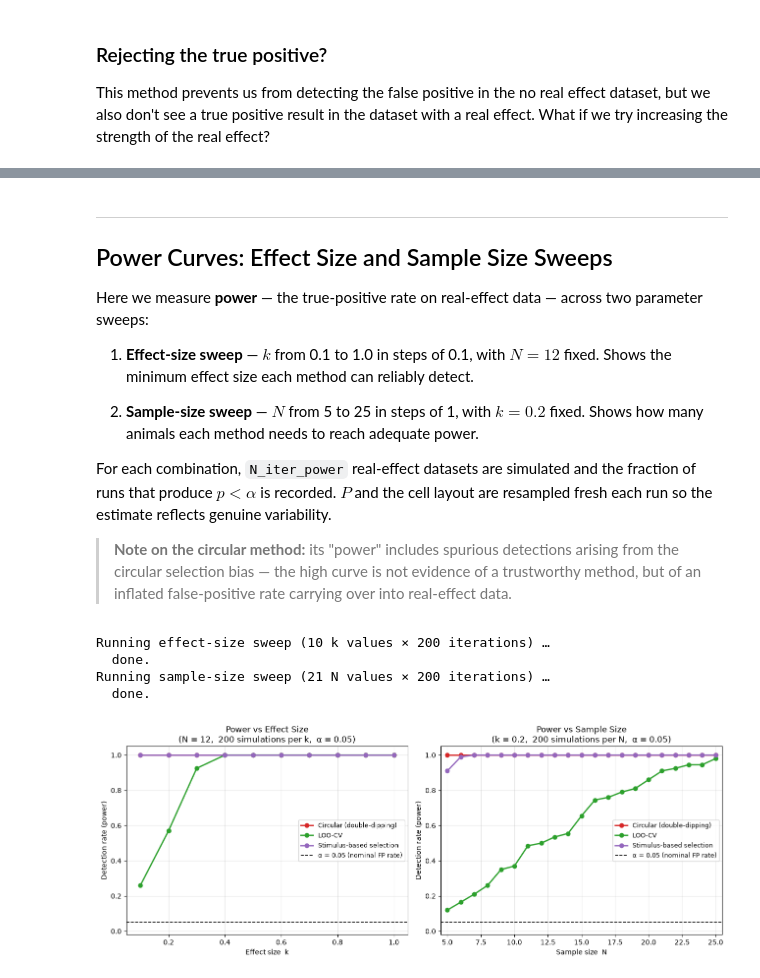
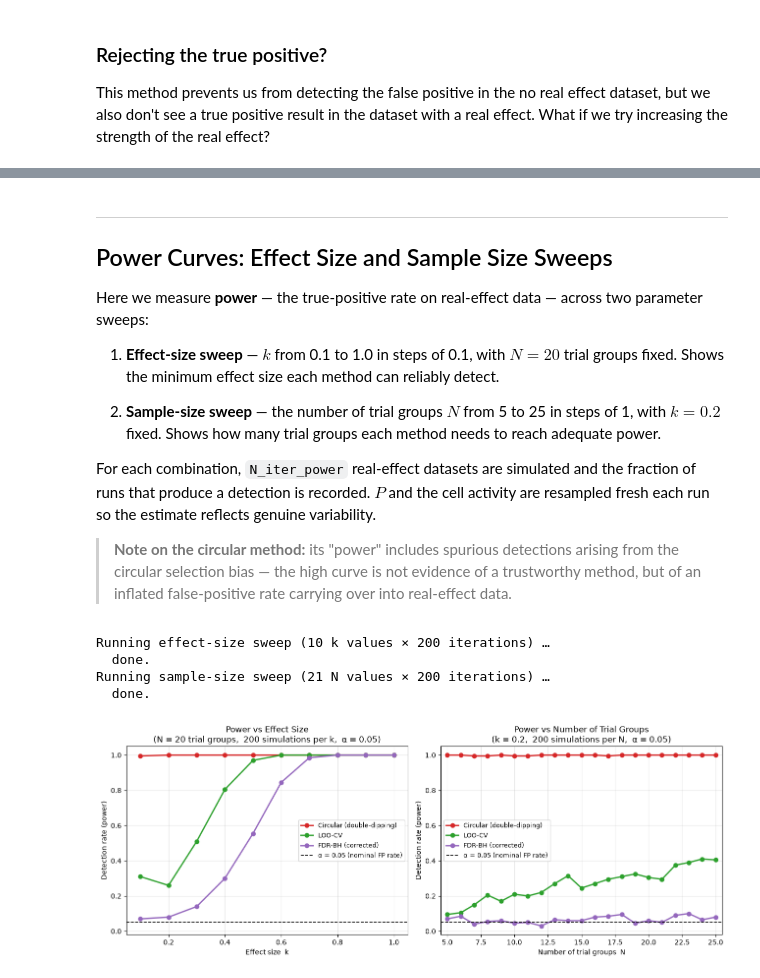
Before and after one commit to AllenSWDB/SWDB_2026_Good_Analysis, a Jupyter notebook: code/pam_workshop/Version1Sample_VisBehavior.ipynb, the cells around one changed output, grey strips where cells are left out. Saved outputs shown, nothing was run; the diff lists cells and outputs as text; code cells hidden in the pictures.

Commit message:
update without task effects

```diff
--- a/code/pam_workshop/Version1Sample_VisBehavior.ipynb
+++ b/code/pam_workshop/Version1Sample_VisBehavior.ipynb
@@ -87,9 +62,9 @@ standard deviation $\sigma_P = 8$.
 (Rounding $P$ to an integer percent is not required — it just mimics a realistic performance
 measure.)
 # %%
-Nsubj = 12
+Ngroups = 20
 mP, sP = 75, 8
-Perf = sP * rng.standard_normal(Nsubj) + mP
+Perf = sP * rng.standard_normal(Ngroups) + mP
 Perf = np.round(Perf)  # not required, but make performance an integer percent
 Perf
 # %% [output]
@@ -149,7 +131,5 @@ depend on `Perf`, so there is no true relationship between cell activity and per
 # %%
-mA, sA = 1, 1
-DA = np.empty((Nsubj, Ncells))
-DA[:, StimulusResponsiveCells] = sA * rng.standard_normal((Nsubj, Nresponsive)) + mA
-DA[:, NonResponsiveCells] = sA * rng.standard_normal((Nsubj, Ncells - Nresponsive))
+sA = 1  # noise std of each cell's differential activity
+DA = sA * rng.standard_normal((Ngroups, Ncells))
 print(DA)
 # %% [output]
@@ -584,16 +572,14 @@ method to be *far* above that, and the LOO-CV and stimulus-based methods to be c
 N_iter2 = 1000
 alpha2 = 0.01
 
-counts = {"circular": 0, "loo_cv": 0, "stimulus": 0}
+counts = {"circular": 0, "loo_cv": 0, "fdr_bh": 0}
 
 for _ in range(N_iter2):
-    DA_mc = np.empty((Nsubj, Ncells))
-    DA_mc[:, StimulusResponsiveCells] = sA * rng.standard_normal((Nsubj, Nresponsive)) + mA
-    DA_mc[:, NonResponsiveCells] = sA * rng.standard_normal((Nsubj, Ncells - Nresponsive))
+    DA_mc = sA * rng.standard_normal((Ngroups, Ncells))
 
     # Circular
-    r_mc, p_mc = corr_columns(DA_mc, Perf)
-    sel_mc = np.where((r_mc > 0.1) & (p_mc < 0.05))[0]
+    res_mc = stats.pearsonr(DA_mc, Perf[:, np.newaxis], axis=0)
+    sel_mc = np.where((res_mc.statistic > 0.1) & (res_mc.pvalue < 0.05))[0]
     if sel_mc.size > 0:
         _, p_circ = stats.pearsonr(DA_mc[:, sel_mc].mean(axis=1), Perf)
         if p_circ < alpha2:
@@ -607,12 +593,9 @@ for _ in range(N_iter2):
         if p_cv < alpha2:
             counts["loo_cv"] += 1
 
-    # Stimulus-based
-    RCGA_stim_mc, n_sel = stimulus_based_rcga(DA_mc)
-    if n_sel > 0:
-        _, p_stim = stats.pearsonr(RCGA_stim_mc, Perf)
-        if p_stim < alpha2:
-            counts["stimulus"] += 1
+    # FDR-BH: declare an effect if >=1 cell survives BH at q = alpha2
+    if fdr_bh_cells(DA_mc, Perf, q=alpha2).size > 0:
+        counts["fdr_bh"] += 1
 
 for name, cnt in counts.items():
     print(f"  {name:10s}  FP rate = {cnt/N_iter2:.1%}  ({cnt}/{N_iter2})")
@@ -648,14 +767,14 @@ plt.show()
 
 Here we measure **power** — the true-positive rate on real-effect data — across two parameter sweeps:
 
-1. **Effect-size sweep** — $k$ from 0.1 to 1.0 in steps of 0.1, with $N = 12$ fixed.
+1. **Effect-size sweep** — $k$ from 0.1 to 1.0 in steps of 0.1, with $N = 20$ trial groups fixed.
    Shows the minimum effect size each method can reliably detect.
 
-2. **Sample-size sweep** — $N$ from 5 to 25 in steps of 1, with $k = 0.2$ fixed.
-   Shows how many animals each method needs to reach adequate power.
+2. **Sample-size sweep** — the number of trial groups $N$ from 5 to 25 in steps of 1, with
+   $k = 0.2$ fixed.  Shows how many trial groups each method needs to reach adequate power.
 
 For each combination, `N_iter_power` real-effect datasets are simulated and the
-fraction of runs that produce $p < \alpha$ is recorded.  $P$ and the cell layout are
+fraction of runs that produce a detection is recorded.  $P$ and the cell activity are
 resampled fresh each run so the estimate reflects genuine variability.
 
 > **Note on the circular method:** its "power" includes spurious detections arising
@@ -728,10 +844,10 @@ N_iter_power = 200   # increase to 500–1000 for smoother curves (takes longer)
 alpha_power  = 0.05  # standard threshold for power analysis
 
 k_values = np.round(np.arange(0.1, 1.01, 0.1), 2)   # [0.1, 0.2, ..., 1.0]
-N_values = np.arange(5, 26, 1)                        # [5, 6, ..., 25]
+N_values = np.arange(5, 26, 1)                        # [5, 6, ..., 25] trial groups
 
 print(f"Running effect-size sweep ({len(k_values)} k values × {N_iter_power} iterations) …")
-power_k = power_sweep(k_values, "k", N_iter_power, alpha_power, N_fixed=12)
+power_k = power_sweep(k_values, "k", N_iter_power, alpha_power, N_fixed=20)
 print("  done.")
 
 print(f"Running sample-size sweep ({len(N_values)} N values × {N_iter_power} iterations) …")
@@ -746,40 +862,40 @@ Running sample-size sweep (21 N values × 200 iterations) …
 method_styles = {
     "circular": ("tab:red",    "Circular (double-dipping)"),
     "loo_cv":   ("tab:green",  "LOO-CV"),
-    "stimulus": ("tab:purple", "Stimulus-based selection"),
+    "fdr_bh":   ("tab:purple", "FDR-BH (corrected)"),
 }
 
 fig, axes = plt.subplots(1, 2, figsize=(13, 5))
 
-# Left: power vs effect size k (N=12 fixed)
+# Left: power vs effect size k (N=20 trial groups fixed)
 ax = axes[0]
 for m, (color, label) in method_styles.items():
     ax.plot(k_values, power_k[m], "o-", color=color, label=label, linewidth=2)
 ax.axhline(alpha_power, color="k", linestyle="--", linewidth=1.2,
            label=f"α = {alpha_power} (nominal FP rate)")
 ax.set_xlabel("Effect size  k")
 ax.set_ylabel("Detection rate (power)")
-ax.set_title(f"Power vs Effect Size\n(N = 12,  {N_iter_power} simulations per k,  α = {alpha_power})")
+ax.set_title(f"Power vs Effect Size\n(N = 20 trial groups,  {N_iter_power} simulations per k,  α = {alpha_power})")
 ax.set_xlim(k_values[0] - 0.05, k_values[-1] + 0.05)
 ax.set_ylim(-0.02, 1.05)
 ax.legend(fontsize=9)
 ax.grid(True, alpha=0.3)
 
-# Right: power vs sample size N (k=0.2 fixed)
+# Right: power vs number of trial groups N (k=0.2 fixed)
 ax = axes[1]
 for m, (color, label) in method_styles.items():
     ax.plot(N_values, power_N[m], "o-", color=color, label=label, linewidth=2)
 ax.axhline(alpha_power, color="k", linestyle="--", linewidth=1.2,
            label=f"α = {alpha_power} (nominal FP rate)")
-ax.set_xlabel("Sample size  N")
+ax.set_xlabel("Number of trial groups  N")
 ax.set_ylabel("Detection rate (power)")
-ax.set_title(f"Power vs Sample Size\n(k = 0.2,  {N_iter_power} simulations per N,  α = {alpha_power})")
+ax.set_title(f"Power vs Number of Trial Groups\n(k = 0.2,  {N_iter_power} simulations per N,  α = {alpha_power})")
 ax.set_xlim(N_values[0] - 0.5, N_values[-1] + 0.5)
 ax.set_ylim(-0.02, 1.05)
 ax.legend(fontsize=9)
 ax.grid(True, alpha=0.3)
 
 plt.tight_layout()
 plt.show()
 # %% [output]
-[figure, old version]
+[figure, new version]
```
Also changed, not shown: parts of 38 cells of this notebook.
